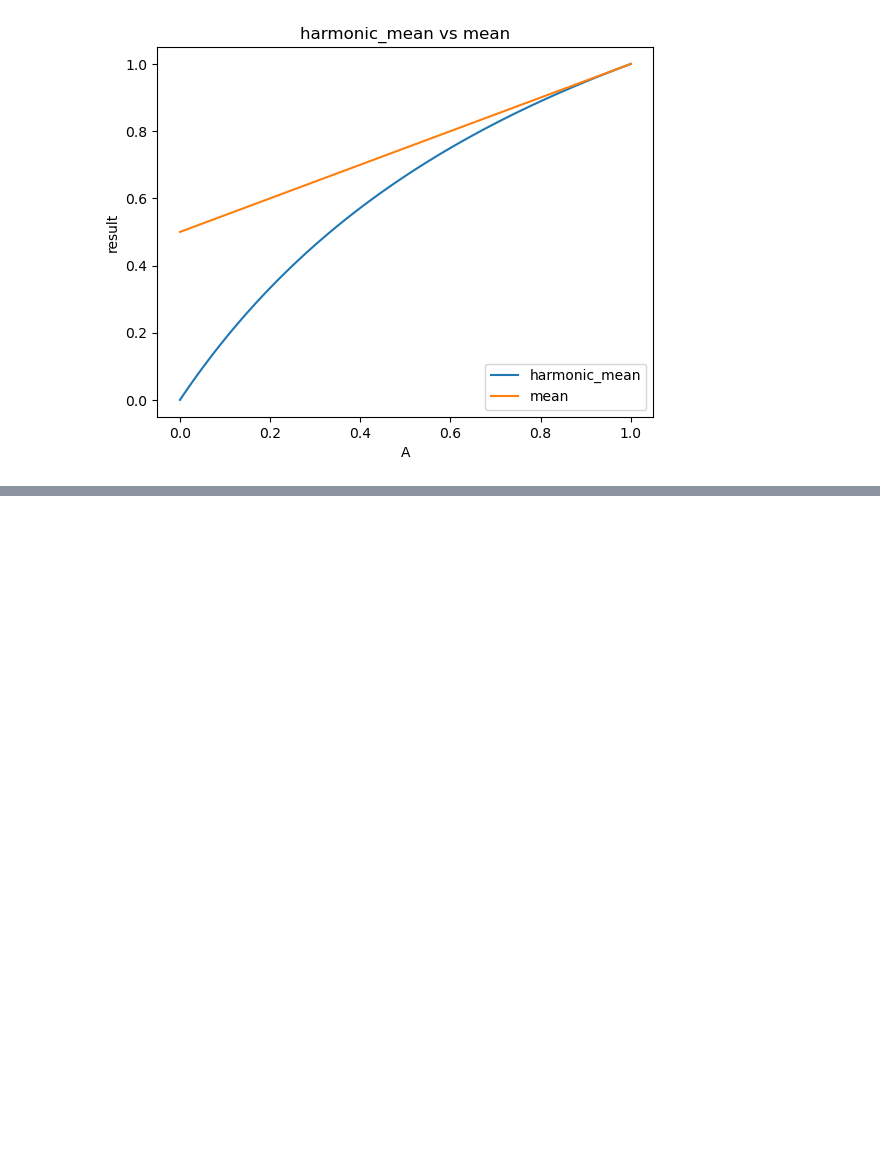
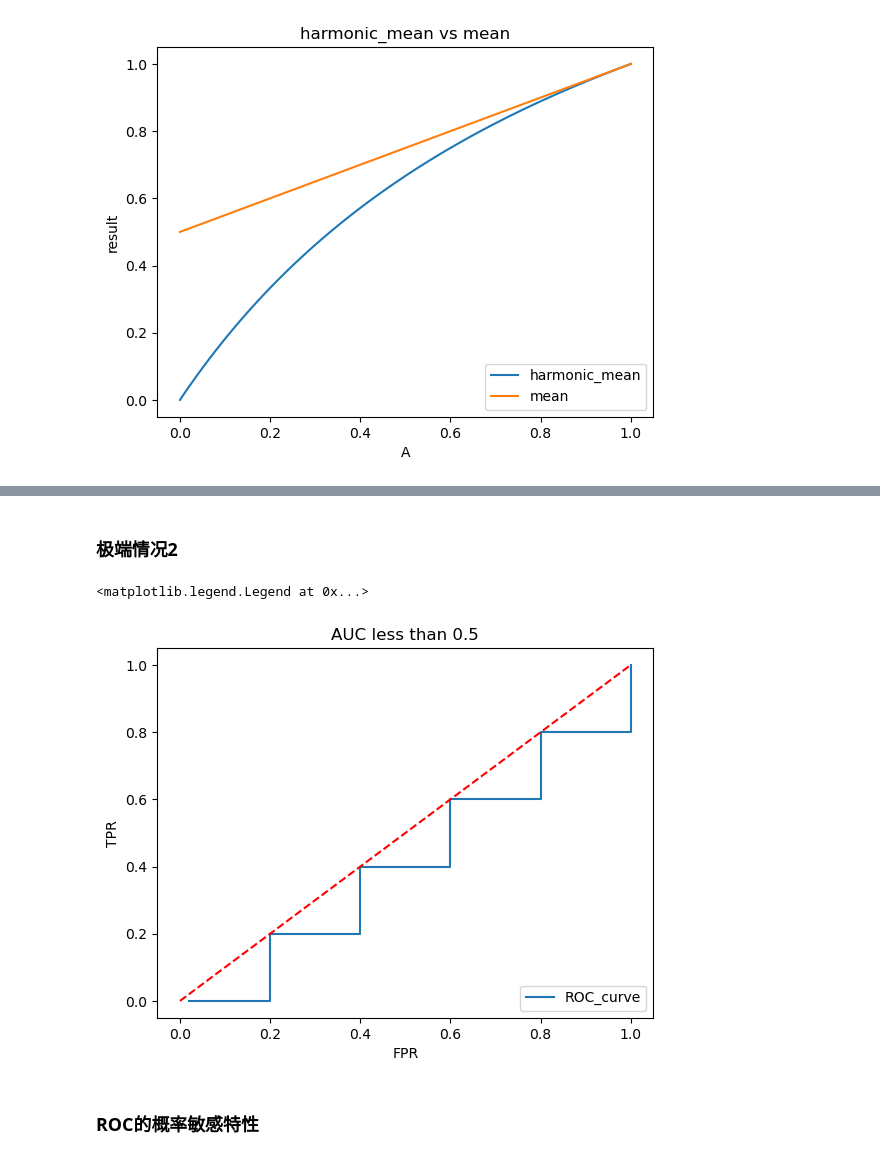
Before and after one commit to cduestc-course/MLLearn, a Jupyter notebook: 7-decisionboundary/7.2.ipynb, the cells around one changed output, grey strips where cells are left out. Saved outputs shown, nothing was run; the diff lists cells and outputs as text; code cells hidden in the pictures; blank space fills up the shorter version.

```diff
--- a/7-decisionboundary/7.2.ipynb
+++ b/7-decisionboundary/7.2.ipynb
@@ -29,0 +225,17 @@ plt.legend(loc = 4)
+# %% [markdown]
+### 极端情况2
+# %%
+y = np.array(([0]*10 + [1]*10) * 5).reshape(-1, 1)
+y_hat = np.linspace(1, 0, 100).reshape(-1, 1)
+
+ROC_curve(yhat=y_hat, y=y, thr_l=thr_l)
+plt.plot([0, 1], [0, 1], 'r--')
+plt.xlabel('FPR')
+plt.ylabel('TPR')
+plt.title('AUC less than 0.5')
+plt.legend(loc = 4)
+# %% [output]
+<matplotlib.legend.Legend at 0x...>
+[figure, added]
+# %% [markdown]
+### ROC的概率敏感特性
```
Also changed, not shown: parts of 33 cells of this notebook, 1 other file.
